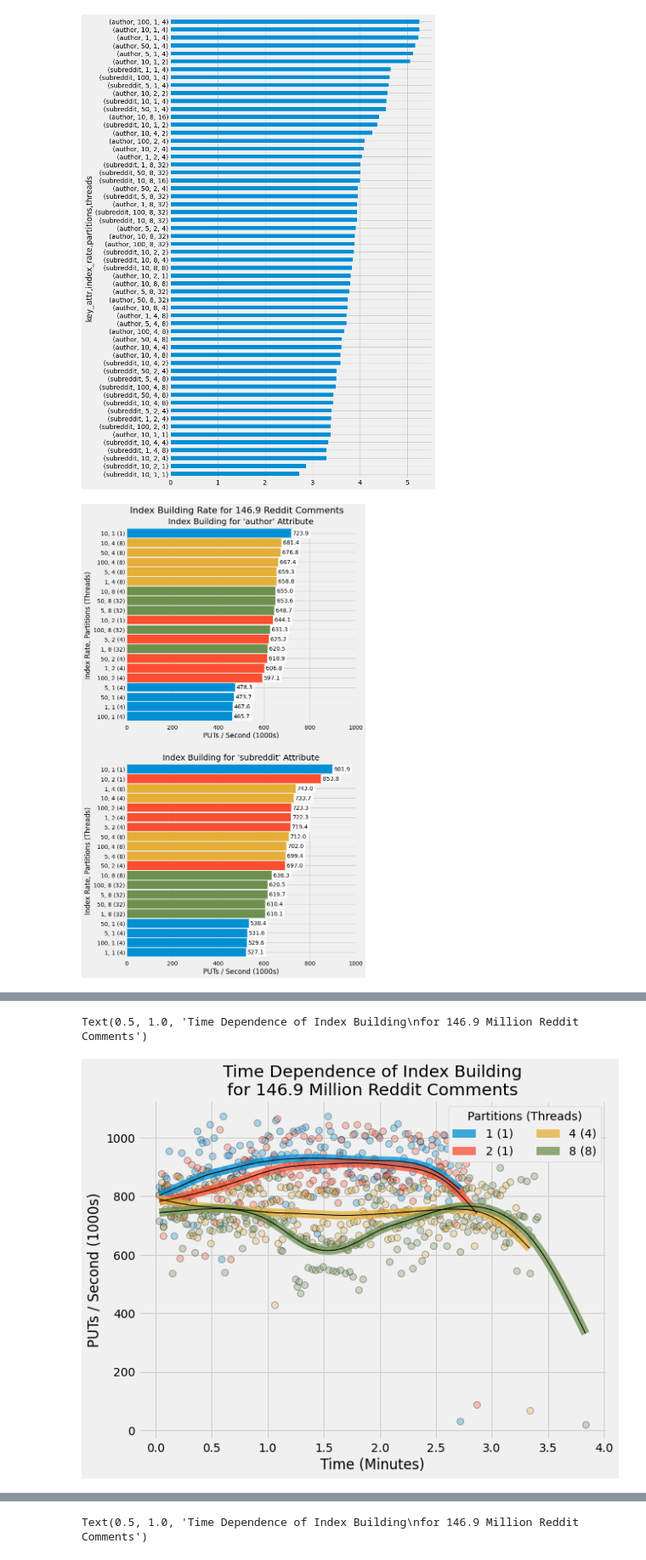
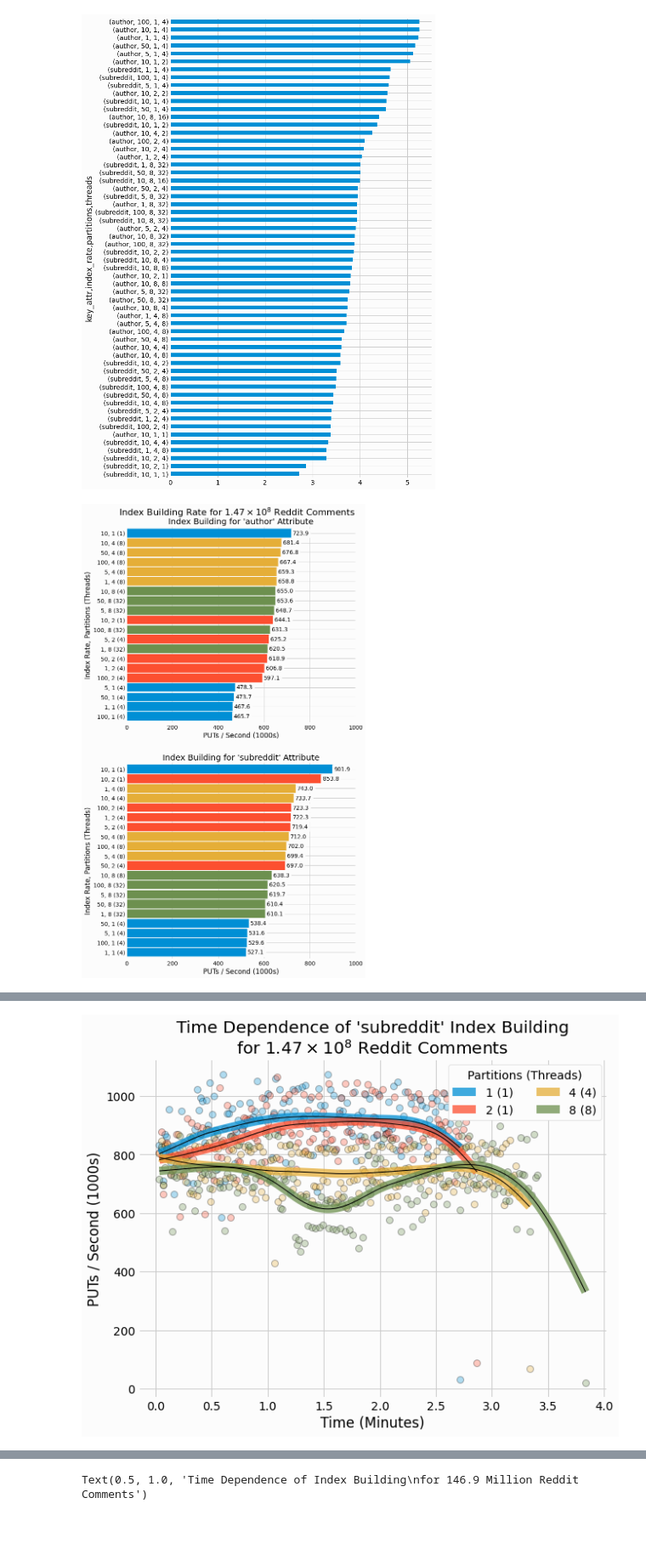
Before and after one commit to DBFromZero/dbf0analysis, a Jupyter notebook: xplr_multivalue_lsm.ipynb, the cells around one changed output, grey strips where cells are left out. Shown at 85% size. Cells and saved outputs as stored; diff of their text form; code cells hidden in the pictures; blank space fills up the shorter version.

```diff
--- a/xplr_multivalue_lsm.ipynb
+++ b/xplr_multivalue_lsm.ipynb
@@ -305,11 +320,11 @@ for i,(key_attr, df) in enumerate(load_results.groupby('key_attr')):
     ax.set_xlabel('PUTs / Second (1000s)')
     ax.set_title(f"Index Building for '{key_attr}' Attribute")
     ax.set_xlim(0, 1000)
-fig.suptitle(f'Index Building Rate for {entries/1e6:.1f} Reddit Comments', size=22)
+fig.suptitle(f'Index Building Rate for {format_number(entries)} Reddit Comments', size=22)
 fig.subplots_adjust(top=0.94)
-#savefig('doc_load_rate')
+savefig('load_rate')
 # %% [output]
-[figure, old version]
+[figure, new version]
 # %%
 load_partition_min_duration = (
     load_results.groupby(['key_attr', 'index_rate', 'partitions'])
@@ -339,16 +354,15 @@ load_partition_min_duration
 # %%
 time_plot(compute_rate(load_partition_min_duration.loc['subreddit', 10], 'writes'),
           y_col='writes', y_scale=1e-3,
           label_func=lambda partitions, row: f'{partitions} ({row["threads"]})')
 
 plt.ylabel('PUTs / Second (1000s)')
 plt.legend(loc='upper right', ncol=2, title='Partitions (Threads)', framealpha=1)
 plt.xlabel('Time (Minutes)')
-plt.title(f'Time Dependence of Index Building\nfor {entries/1e6:.1f} Million Reddit Comments')
-#savefig('doc_load_time_dependence')
+plt.title(f'Time Dependence of \'subreddit\' Index Building\nfor {format_number(entries)} Reddit Comments')
+savefig('load_time_dependence_subreddit_index10')
 # %% [output]
-Text(0.5, 1.0, 'Time Dependence of Index Building\nfor 146.9 Million Reddit Comments')
-[figure, old version]
+[figure, new version]
 # %%
 time_plot(load_partition_min_duration.loc['subreddit', 10],
           y_col='size', y_scale=1e-9, spline=False,
```
Also changed, not shown: parts of 52 cells of this notebook.
